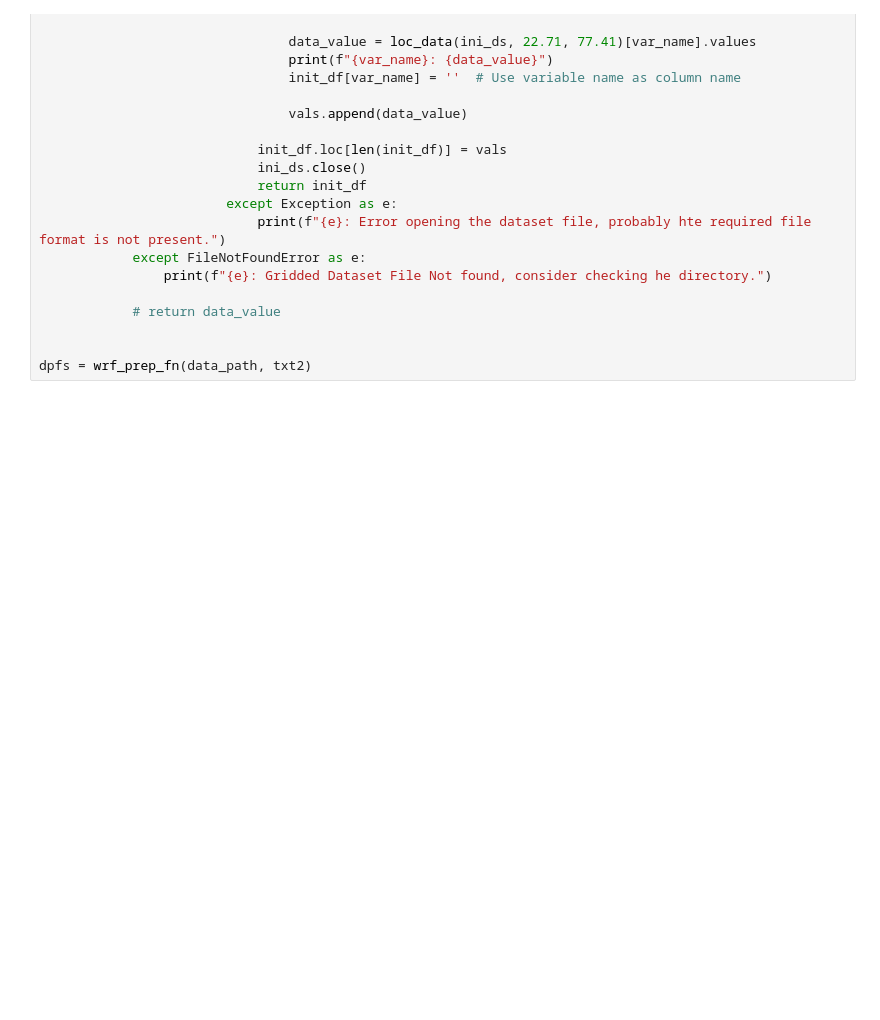
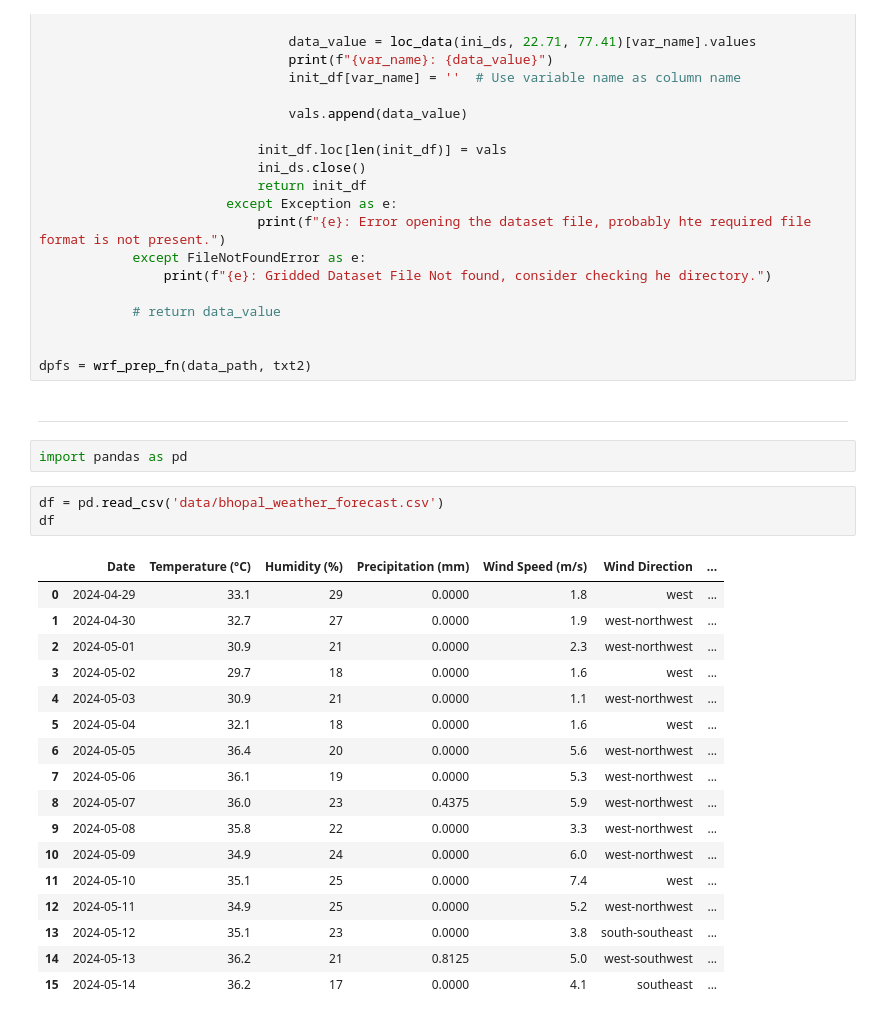
Before and after one commit to Rishit605/MetP, a Jupyter notebook: ETL.ipynb, the cells around one changed output. Drawn from its saved outputs; the diff is of its cells as text; blank space fills up the shorter version.

```diff
--- a/ETL.ipynb
+++ b/ETL.ipynb
@@ -82,3 +82,28 @@ def wrf_prep_fn(pats, key_params):
 
 
 dpfs = wrf_prep_fn(data_path, txt2)
+# %% [markdown]
+---
+# %%
+import pandas as pd
+# %%
+df = pd.read_csv('data/bhopal_weather_forecast.csv')
+df
+# %% [output]
+|  | Date | Temperature (°C) | Humidity (%) | Precipitation (mm) | Wind Speed (m/s) | Wind Direction | ... |
+| 0 | 2024-04-29 | 33.1 | 29 | 0.0000 | 1.8 | west | ... |
+| 1 | 2024-04-30 | 32.7 | 27 | 0.0000 | 1.9 | west-northwest | ... |
+| 2 | 2024-05-01 | 30.9 | 21 | 0.0000 | 2.3 | west-northwest | ... |
+| 3 | 2024-05-02 | 29.7 | 18 | 0.0000 | 1.6 | west | ... |
+| 4 | 2024-05-03 | 30.9 | 21 | 0.0000 | 1.1 | west-northwest | ... |
+| 5 | 2024-05-04 | 32.1 | 18 | 0.0000 | 1.6 | west | ... |
+| 6 | 2024-05-05 | 36.4 | 20 | 0.0000 | 5.6 | west-northwest | ... |
+| 7 | 2024-05-06 | 36.1 | 19 | 0.0000 | 5.3 | west-northwest | ... |
+| 8 | 2024-05-07 | 36.0 | 23 | 0.4375 | 5.9 | west-northwest | ... |
+| 9 | 2024-05-08 | 35.8 | 22 | 0.0000 | 3.3 | west-northwest | ... |
+| 10 | 2024-05-09 | 34.9 | 24 | 0.0000 | 6.0 | west-northwest | ... |
+| 11 | 2024-05-10 | 35.1 | 25 | 0.0000 | 7.4 | west | ... |
+| 12 | 2024-05-11 | 34.9 | 25 | 0.0000 | 5.2 | west-northwest | ... |
+| 13 | 2024-05-12 | 35.1 | 23 | 0.0000 | 3.8 | south-southeast | ... |
+| 14 | 2024-05-13 | 36.2 | 21 | 0.8125 | 5.0 | west-southwest | ... |
+| 15 | 2024-05-14 | 36.2 | 17 | 0.0000 | 4.1 | southeast | ... |
```
Also changed, not shown: parts of 17 cells of this notebook, 3 other files.
